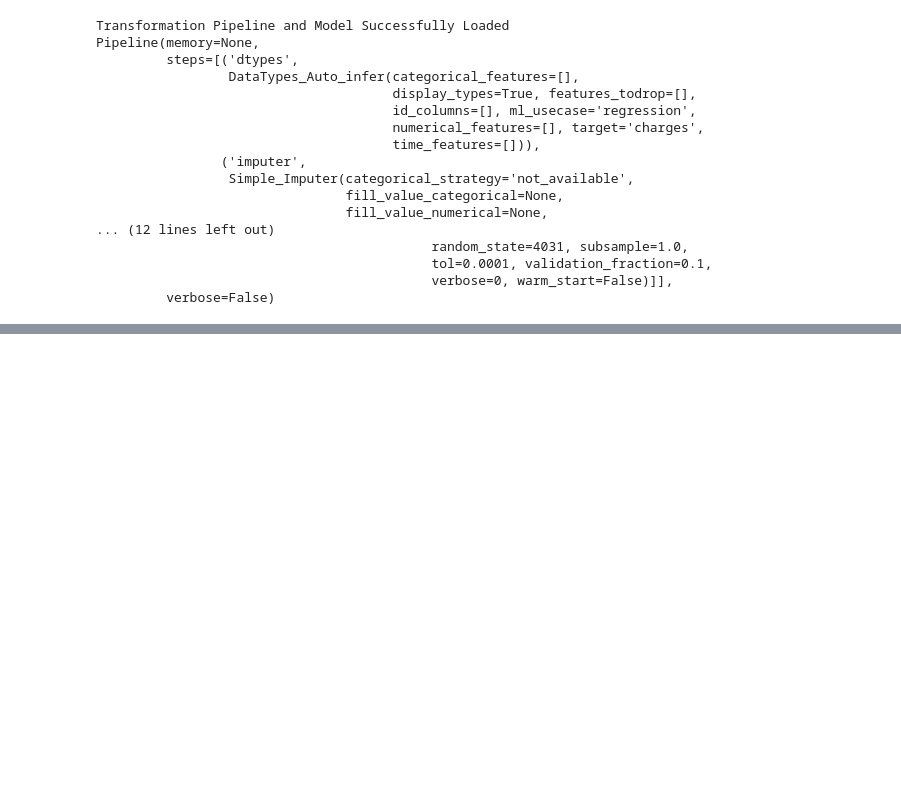
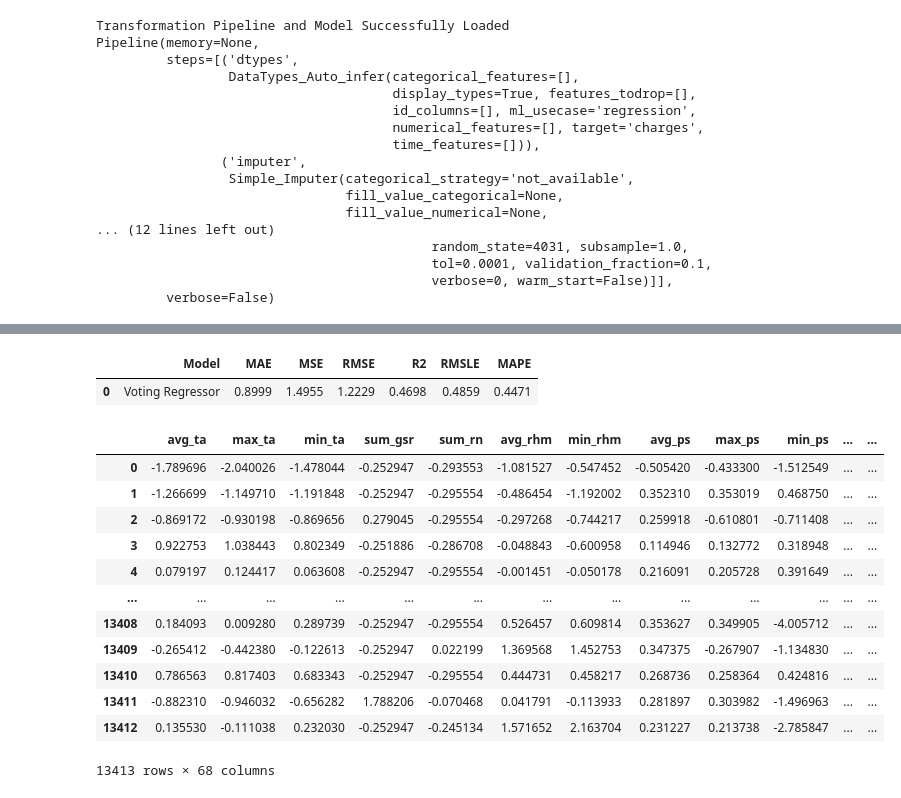
Before and after one commit to leech2193/weather_hospital_sowhat, a Jupyter notebook: 20220722_pycaret_studying_eseul.ipynb, the cells around one changed output, grey strips where cells are left out. Cells and saved outputs as stored; diff of their text form; code cells hidden in the pictures; blank space fills up the shorter version.

```diff
--- a/20220722_pycaret_studying_eseul.ipynb
+++ b/20220722_pycaret_studying_eseul.ipynb
@@ -436,0 +515,3 @@ Pipeline(memory=None,
+# %%
+best_model_5 = compare_models(sort='RMSE', n_select = 5)
+best_model_5
@@ -436,0 +572,3 @@ Pipeline(memory=None,
+# %%
+# blending
+blender_best_top5 = blend_models(estimator_list=best_model_5, optimize = 'RMSE')
@@ -436,0 +662,18 @@ Pipeline(memory=None,
+# %%
+predict_model(blender_best_top5)
+# %% [output]
+|  | Model | MAE | MSE | RMSE | R2 | RMSLE | MAPE |
+| 0 | Voting Regressor | 0.8999 | 1.4955 | 1.2229 | 0.4698 | 0.4859 | 0.4471 |
+|  | avg_ta | max_ta | min_ta | sum_gsr | sum_rn | avg_rhm | min_rhm | avg_ps | max_ps | min_ps | ... | ... |
+| 0 | -1.789696 | -2.040026 | -1.478044 | -0.252947 | -0.293553 | -1.081527 | -0.547452 | -0.505420 | -0.433300 | -1.512549 | ... | ... |
+| 1 | -1.266699 | -1.149710 | -1.191848 | -0.252947 | -0.295554 | -0.486454 | -1.192002 | 0.352310 | 0.353019 | 0.468750 | ... | ... |
+| 2 | -0.869172 | -0.930198 | -0.869656 | 0.279045 | -0.295554 | -0.297268 | -0.744217 | 0.259918 | -0.610801 | -0.711408 | ... | ... |
+| 3 | 0.922753 | 1.038443 | 0.802349 | -0.251886 | -0.286708 | -0.048843 | -0.600958 | 0.114946 | 0.132772 | 0.318948 | ... | ... |
+| 4 | 0.079197 | 0.124417 | 0.063608 | -0.252947 | -0.295554 | -0.001451 | -0.050178 | 0.216091 | 0.205728 | 0.391649 | ... | ... |
+| ... | ... | ... | ... | ... | ... | ... | ... | ... | ... | ... | ... | ... |
+| 13408 | 0.184093 | 0.009280 | 0.289739 | -0.252947 | -0.295554 | 0.526457 | 0.609814 | 0.353627 | 0.349905 | -4.005712 | ... | ... |
+| 13409 | -0.265412 | -0.442380 | -0.122613 | -0.252947 | 0.022199 | 1.369568 | 1.452753 | 0.347375 | -0.267907 | -1.134830 | ... | ... |
+| 13410 | 0.786563 | 0.817403 | 0.683343 | -0.252947 | -0.295554 | 0.444731 | 0.458217 | 0.268736 | 0.258364 | 0.424816 | ... | ... |
+| 13411 | -0.882310 | -0.946032 | -0.656282 | 1.788206 | -0.070468 | 0.041791 | -0.113933 | 0.281897 | 0.303982 | -1.496963 | ... | ... |
+| 13412 | 0.135530 | -0.111038 | 0.232030 | -0.252947 | -0.245134 | 1.571652 | 2.163704 | 0.231227 | 0.213738 | -2.785847 | ... | ... |
+13413 rows × 68 columns
```
Also changed, not shown: parts of 24 cells of this notebook, 1 other file.
